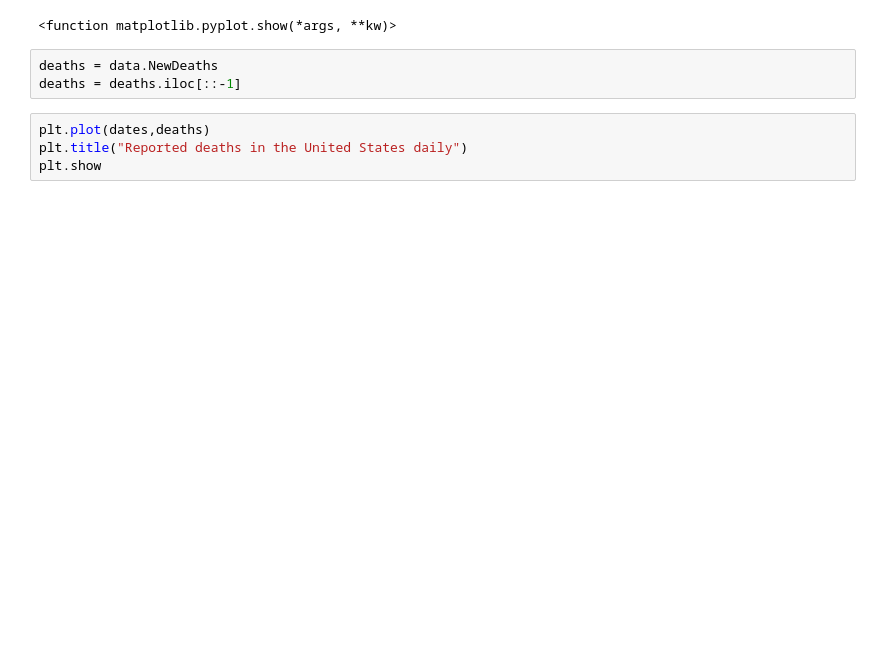
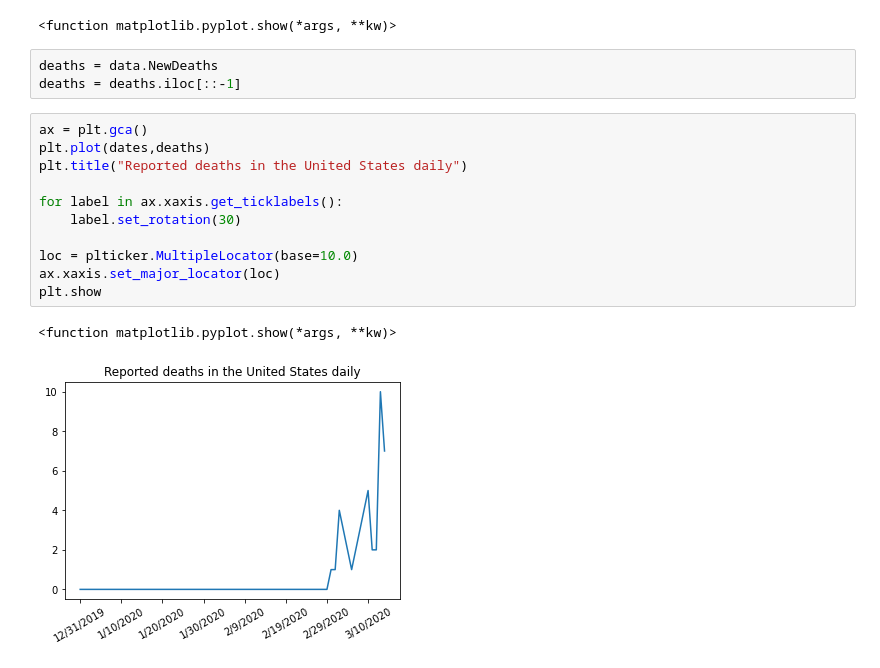
Before and after one commit to glenjoy99/COVID19, a Jupyter notebook: analysis.ipynb, the cells around one changed output. Drawn from its saved outputs; the diff is of its cells as text; blank space fills up the shorter version.

```diff
--- a/analysis.ipynb
+++ b/analysis.ipynb
@@ -121,6 +121,16 @@ plt.show
 deaths = data.NewDeaths
 deaths = deaths.iloc[::-1]
 # %%
+ax = plt.gca()
 plt.plot(dates,deaths)
 plt.title("Reported deaths in the United States daily")
+
+for label in ax.xaxis.get_ticklabels():
+    label.set_rotation(30)
+
+loc = plticker.MultipleLocator(base=10.0)
+ax.xaxis.set_major_locator(loc)
 plt.show
+# %% [output]
+<function matplotlib.pyplot.show(*args, **kw)>
+[figure, added]
```
Also changed, not shown: parts of 1 cell of this notebook.
